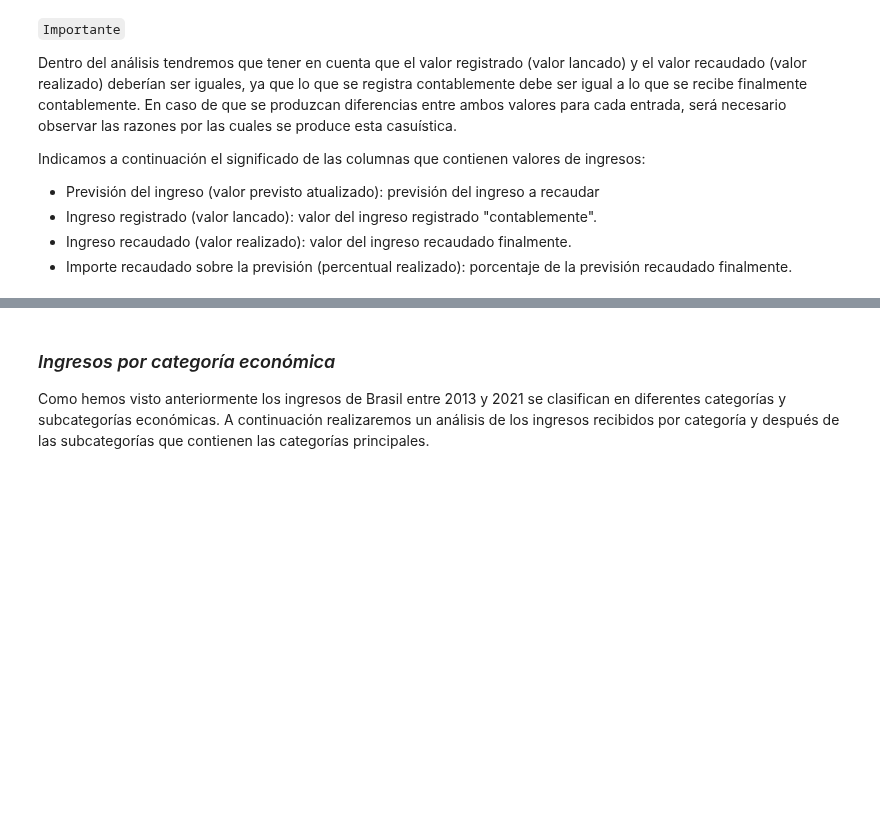
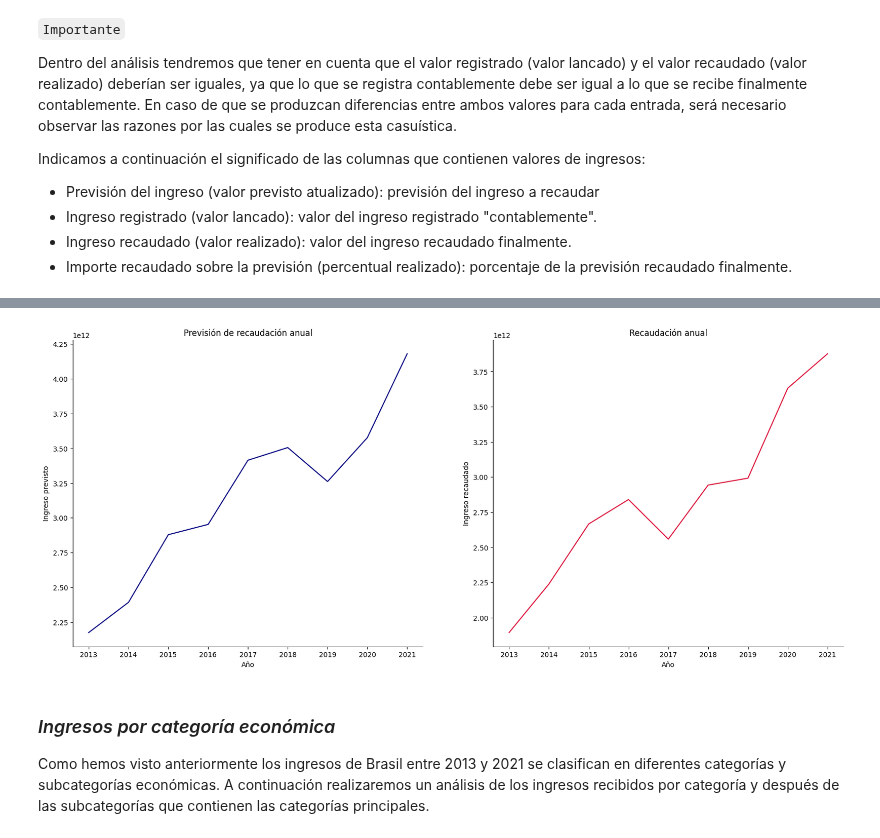
Before and after one commit to Gabijc/Proyecto2-Insights-Brasil, a Jupyter notebook: Análisis_categorías.ipynb, the cells around one changed output, grey strips where cells are left out. Saved outputs shown, nothing was run; the diff lists cells and outputs as text; code cells hidden in the pictures; blank space fills up the shorter version.

Commit message:
gráficos temporales comenzados

```diff
--- a/Análisis_categorías.ipynb
+++ b/Análisis_categorías.ipynb
@@ -27,0 +36,5 @@ datos_brasil.head(2)
+# %%
+# Filtramos el dataframe para quedarnos solo con las columnas de fecha de registro del ingreso y los valores de ingresos.
+df_comp_recaudacion_prevision = datos_brasil.iloc[: ,[10, 12, 14]]
+df_comp_recaudacion_prevision["Año"] = df_comp_recaudacion_prevision["DATA LANÇAMENTO"].dt.strftime("%Y")
+df_comp_recaudacion_prevision
@@ -27,0 +60,3 @@ datos_brasil.head(2)
+# %%
+df_agrupado = df_comp_recaudacion_prevision.groupby("Año")[["VALOR PREVISTO ATUALIZADO","VALOR REALIZADO"]].sum()
+df_agrupado
@@ -28,3 +75,33 @@ datos_brasil.head(2)
+# %%
+fig, axes = plt.subplots(nrows = 1, ncols = 2, figsize = (20, 8), sharex = True)
+
+# Gráfico de previsiones
+sns.lineplot(x = "Año",
+             y = "VALOR PREVISTO ATUALIZADO",
+             data = df_agrupado,
+             color = "navy",
+             ax = axes[0])
+
+axes[0].set_title("Previsión de recaudación anual")
+axes[0].set_xlabel("Año")
+axes[0].set_ylabel("Ingreso previsto")
+axes[0].spines["right"].set_visible(False)
+axes[0].spines["top"].set_visible(False)
+
+# Gráfico de recaudación real
+sns.lineplot(x = "Año",
+             y = "VALOR REALIZADO",
+             data = df_agrupado,
+             color = "crimson",
+             ax = axes[1])
+
+axes[1].set_title("Recaudación anual")
+axes[1].set_xlabel("Año")
+axes[1].set_ylabel("Ingreso recaudado")
+axes[1].spines["right"].set_visible(False)
+axes[1].spines["top"].set_visible(False)
+# %% [output]
+[figure, added]
 # %% [markdown]
 ### *Ingresos por categoría económica*
 
```
Also changed, not shown: parts of 5 cells of this notebook.
